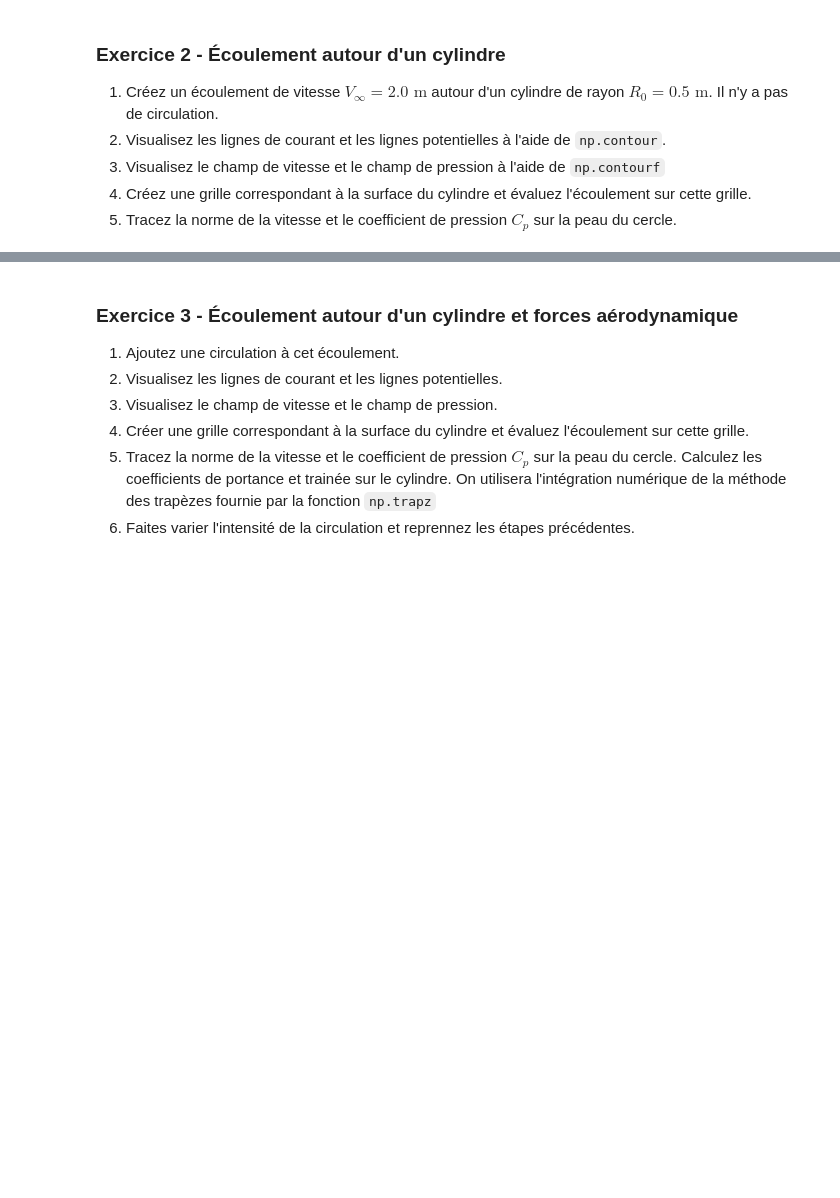
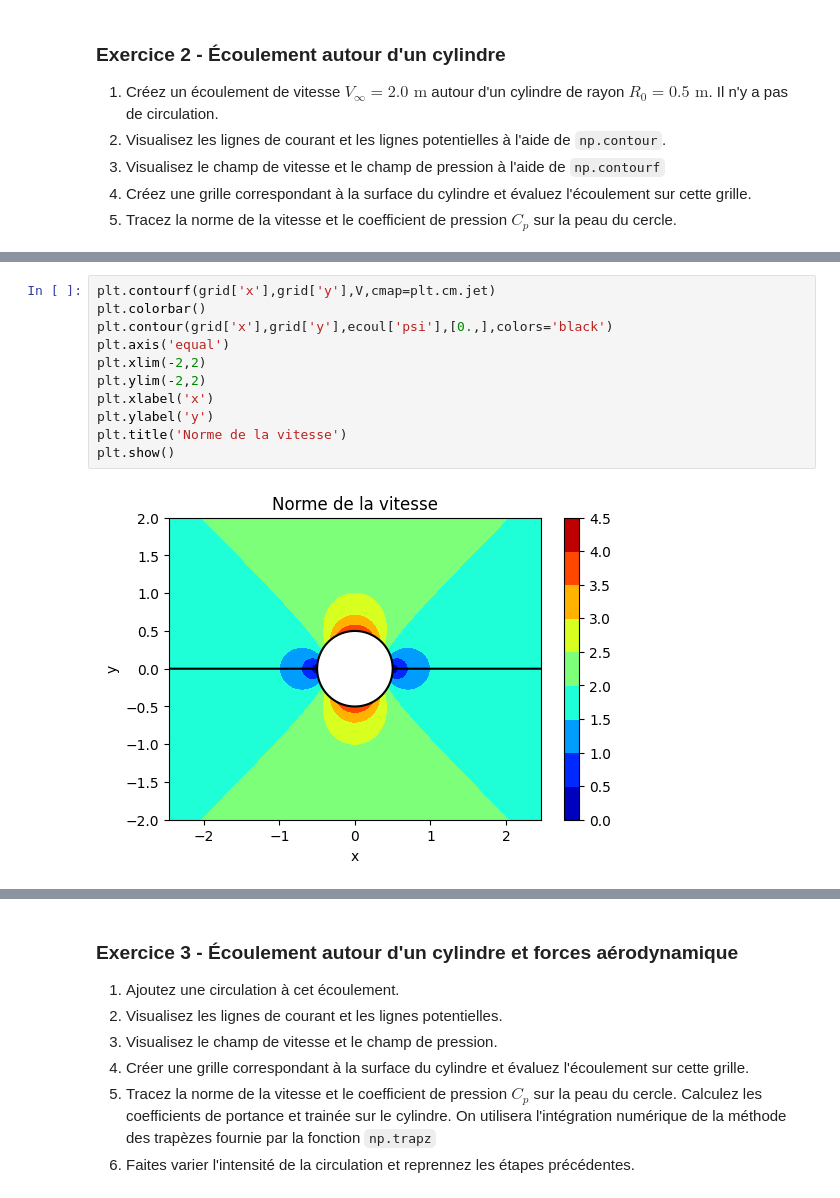
Before and after one commit to sanjosem/mec757_solutions, a Jupyter notebook: enonces/ecoulements_potentiels/superposition.ipynb, the cells around one changed output, grey strips where cells are left out. Drawn from its saved outputs; the diff is of its cells as text; blank space fills up the shorter version.

```diff
--- a/enonces/ecoulements_potentiels/superposition.ipynb
+++ b/enonces/ecoulements_potentiels/superposition.ipynb
@@ -53,0 +77,13 @@ plt.show()
+# %%
+plt.contourf(grid['x'],grid['y'],V,cmap=plt.cm.jet)
+plt.colorbar()
+plt.contour(grid['x'],grid['y'],ecoul['psi'],[0.,],colors='black')
+plt.axis('equal')
+plt.xlim(-2,2)
+plt.ylim(-2,2)
+plt.xlabel('x')
+plt.ylabel('y')
+plt.title('Norme de la vitesse')
+plt.show()
+# %% [output]
+[figure, added]
```
Also changed, not shown: parts of 22 cells of this notebook.
